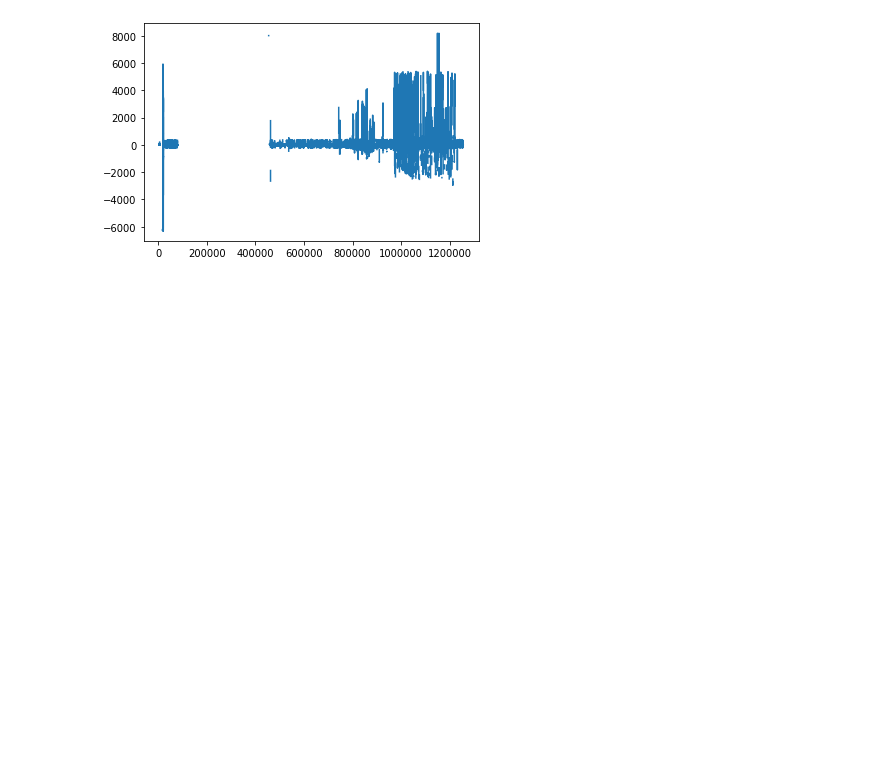
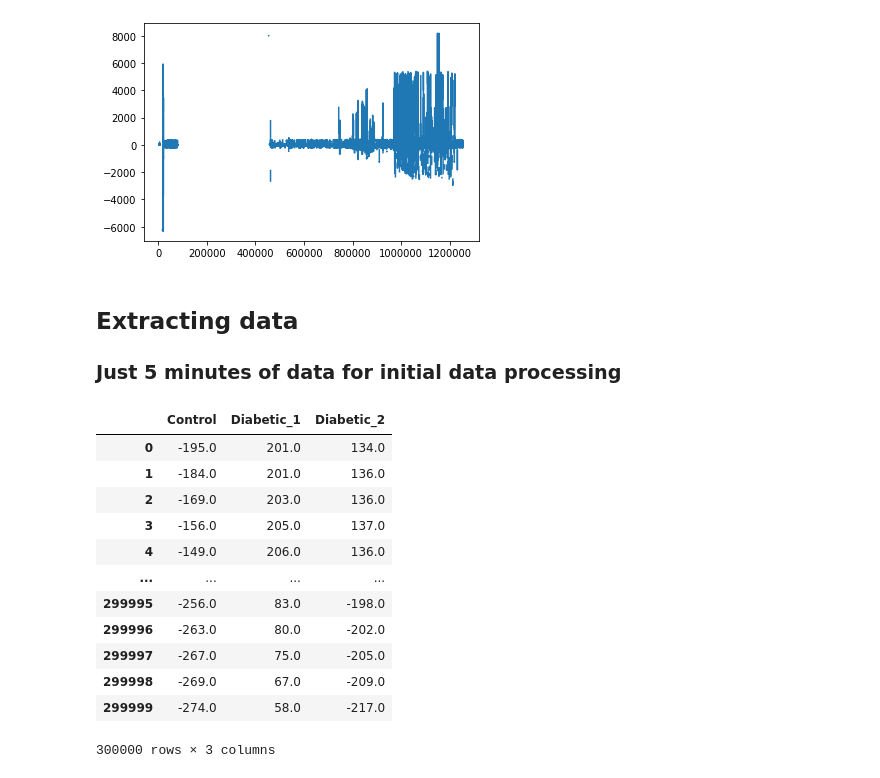
Before and after one commit to molbioeng/Molecool, a Jupyter notebook: Data_Extraction.ipynb, the cells around one changed output. Drawn from its saved outputs; the diff is of its cells as text; code cells hidden in the pictures; blank space fills up the shorter version.

Commit message:
FM - modified Data_Extraction.ipynb

```diff
--- a/Data_Extraction.ipynb
+++ b/Data_Extraction.ipynb
@@ -283,3 +293,26 @@ df_ecg["S0411ECG.hea/ecg_0"].plot()
 # %% [output]
 <matplotlib.axes._subplots.AxesSubplot at 0x...>
 [figure]
+# %% [markdown]
+## Extracting data
+### Just 5 minutes of data for initial data processing
+# %%
+df_new = pd.DataFrame()
+df_new['Control'] = df_ecg["S0283ECG.hea/ecg_0"][2000:302000].reset_index(drop=True)
+df_new['Diabetic_1'] = df_ecg["S0283ECG.hea/ecg_0"][200000:500000].reset_index(drop=True)
+df_new['Diabetic_2'] = df_ecg["S0283ECG.hea/ecg_0"][250000:550000].reset_index(drop=True)
+df_new.to_csv("./database/new_ecg_data/unclean.csv", index = False)
+# %% [output]
+|  | Control | Diabetic_1 | Diabetic_2 |
+| 0 | -195.0 | 201.0 | 134.0 |
+| 1 | -184.0 | 201.0 | 136.0 |
+| 2 | -169.0 | 203.0 | 136.0 |
+| 3 | -156.0 | 205.0 | 137.0 |
+| 4 | -149.0 | 206.0 | 136.0 |
+| ... | ... | ... | ... |
+| 299995 | -256.0 | 83.0 | -198.0 |
+| 299996 | -263.0 | 80.0 | -202.0 |
+| 299997 | -267.0 | 75.0 | -205.0 |
+| 299998 | -269.0 | 67.0 | -209.0 |
+| 299999 | -274.0 | 58.0 | -217.0 |
+300000 rows × 3 columns
```
Also changed, not shown: parts of 6 cells of this notebook.
